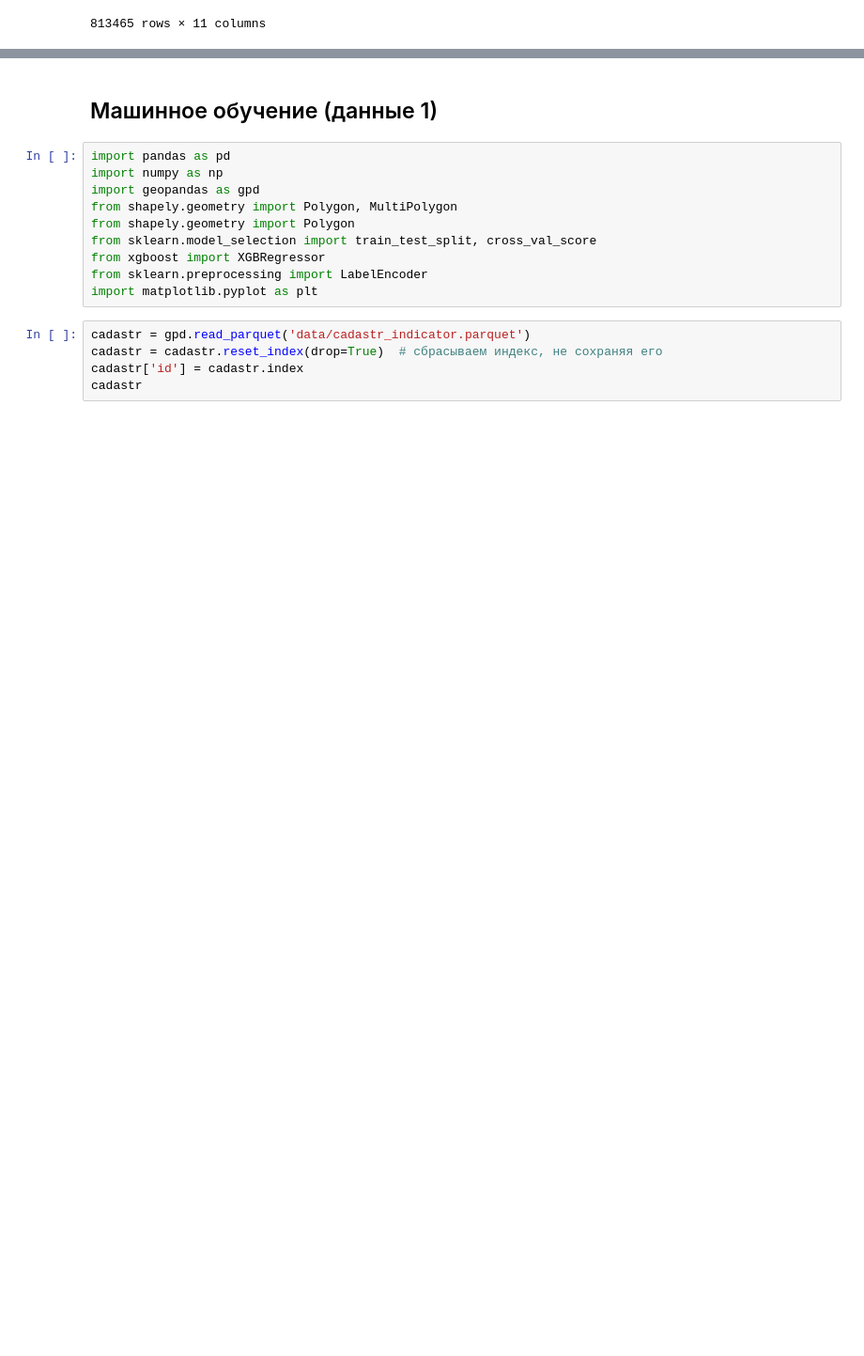
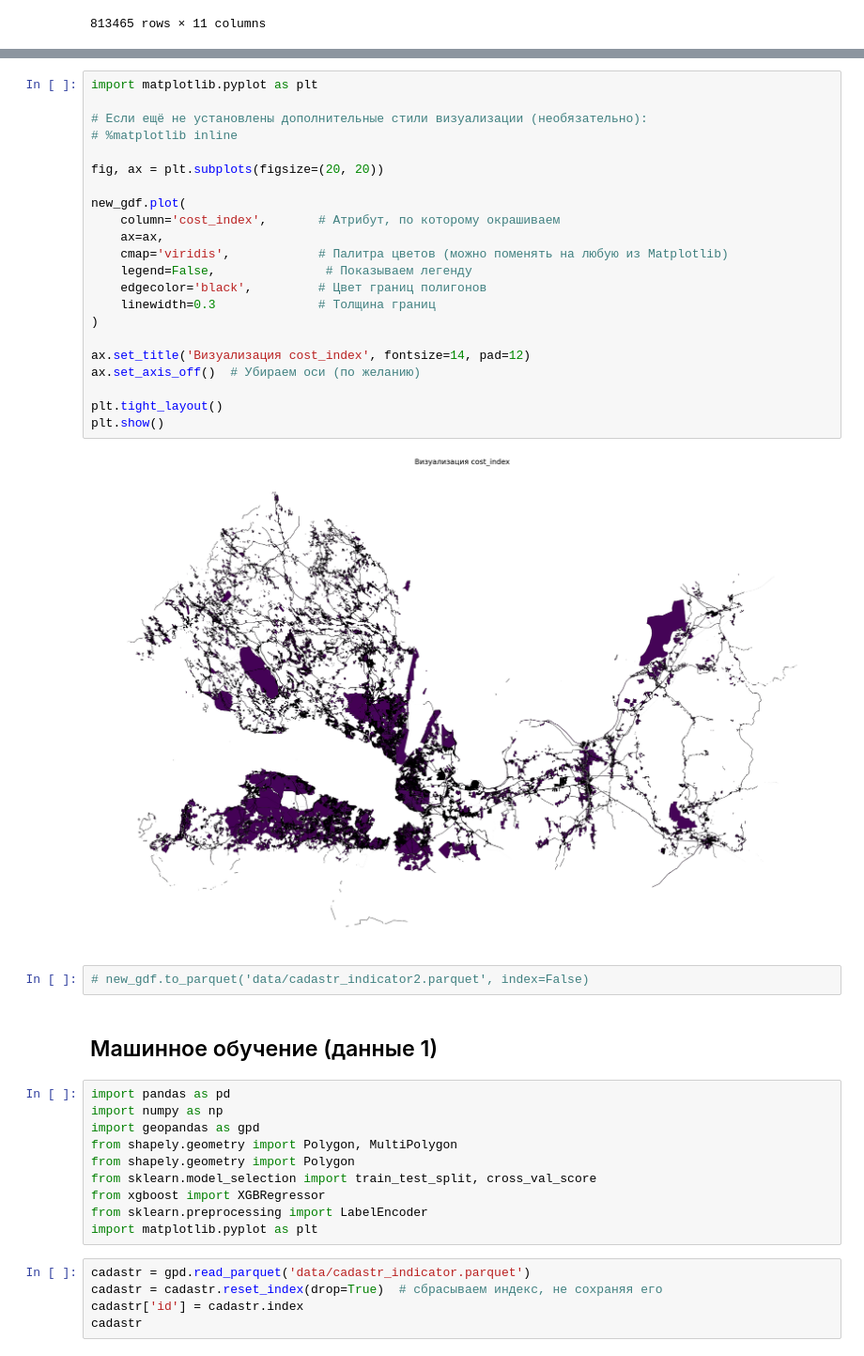
Before and after one commit to Mvin8/Urbanomy, a Jupyter notebook: examples/predict_price.ipynb, the cells around one changed output, grey strips where cells are left out. Shown at 94% size. Saved outputs shown, nothing was run; the diff lists cells and outputs as text; blank space fills up the shorter version.

```diff
--- a/examples/predict_price.ipynb
+++ b/examples/predict_price.ipynb
@@ -504,3 +404,29 @@ print("nRMSE_test:",   nrmse(y_test, y_pred_test))
+# %%
+import matplotlib.pyplot as plt
+
+# Если ещё не установлены дополнительные стили визуализации (необязательно):
+# %matplotlib inline
+
+fig, ax = plt.subplots(figsize=(20, 20))
+
+new_gdf.plot(
+    column='cost_index',       # Атрибут, по которому окрашиваем
+    ax=ax,
+    cmap='viridis',            # Палитра цветов (можно поменять на любую из Matplotlib)
+    legend=False,               # Показываем легенду
+    edgecolor='black',         # Цвет границ полигонов
+    linewidth=0.3              # Толщина границ
+)
+
+ax.set_title('Визуализация cost_index', fontsize=14, pad=12)
+ax.set_axis_off()  # Убираем оси (по желанию)
+
+plt.tight_layout()
+plt.show()
+# %% [output]
+[figure, added]
+# %%
+# new_gdf.to_parquet('data/cadastr_indicator2.parquet', index=False)
 # %% [markdown]
 ## Машинное обучение (данные 1)
 # %%
```
Also changed, not shown: parts of 3 cells of this notebook, 3 other files.
